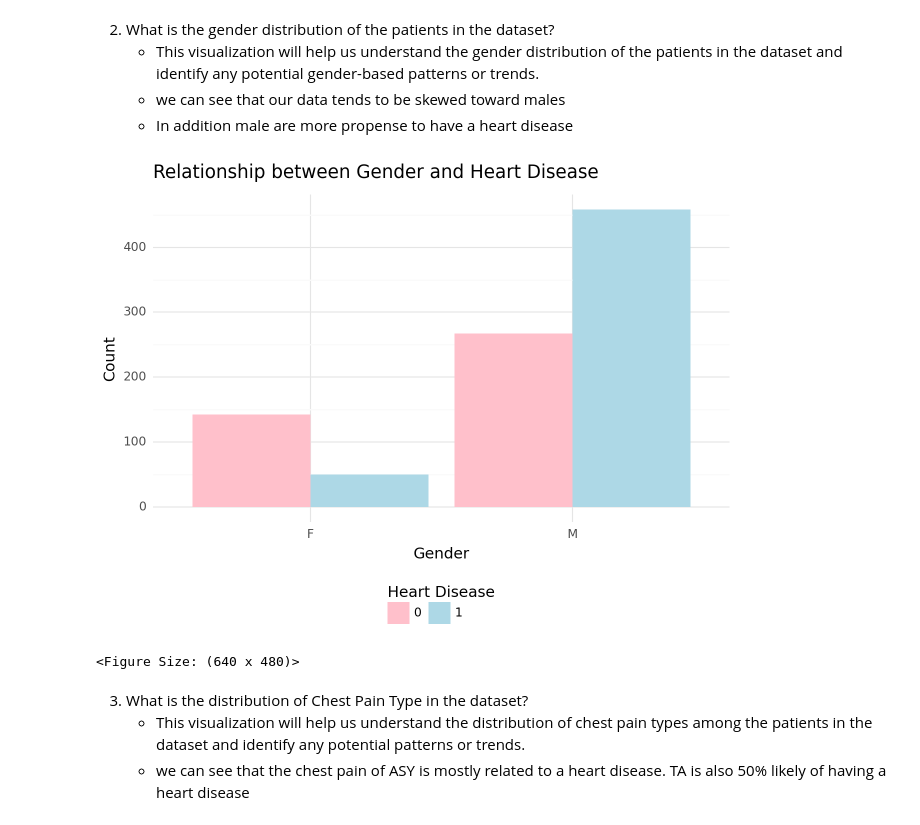
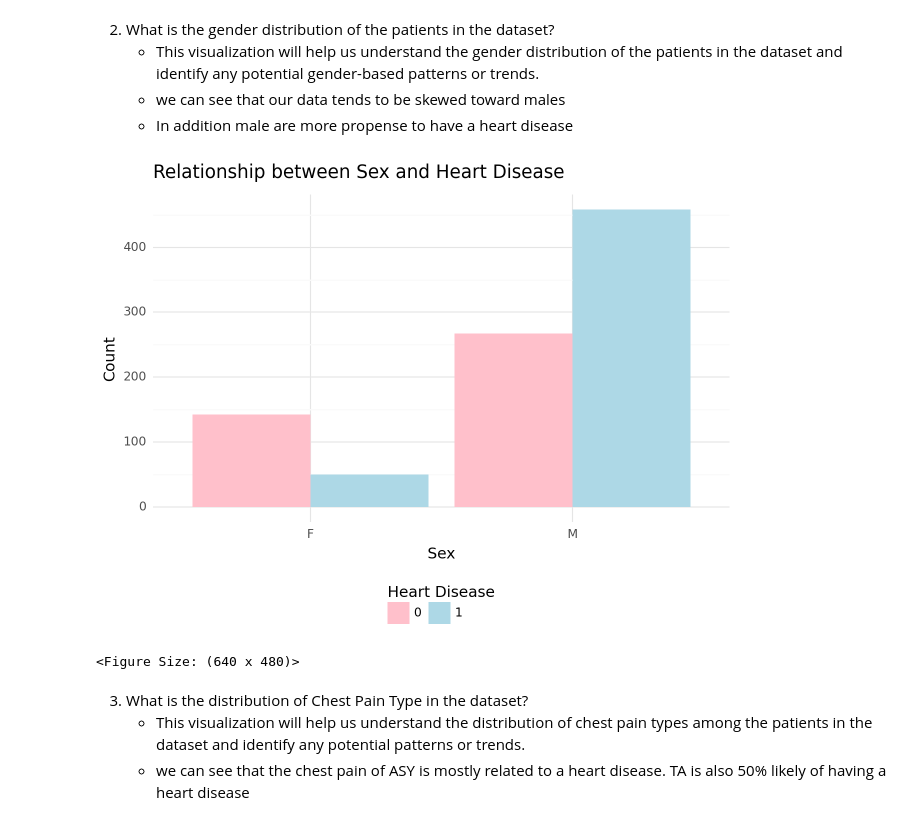
Before and after one commit to dgardunohorneffer/Captsone-AI, a Jupyter notebook: Notebooks/Daniela_Garduno/Notebook_Daniela.ipynb, the cells around one changed output. Drawn from its saved outputs; the diff is of its cells as text; code cells hidden in the pictures.

Commit message:
Created functions to plot similar graphs

```diff
--- a/Notebooks/Daniela_Garduno/Notebook_Daniela.ipynb
+++ b/Notebooks/Daniela_Garduno/Notebook_Daniela.ipynb
@@ -130,15 +132,18 @@ plt.title('What is the distribution of age among patients with heart disease?',
     * we can see that our data tends to be skewed toward males
     * In addition male are more propense to have a heart disease
 # %%
-(p9.ggplot(df, p9.aes(x='Sex', fill='factor(HeartDisease)')) +
- p9.geom_bar(position='dodge') +
- p9.labs(title='Relationship between Gender and Heart Disease',
-         x='Gender', y='Count', fill='Heart Disease') +
- p9.theme(axis_text_x=p9.element_text(angle=45, hjust=1)) +
- p9.scale_fill_manual(values=['#FFC0CB', '#ADD8E6']) +
- p9.theme_minimal() + p9.theme(legend_position='bottom'))
+def plotting(df, column):
+     return (p9.ggplot(df, p9.aes(x=column, fill='factor(HeartDisease)')) +
+             p9.geom_bar(position='dodge') +
+             p9.labs(title=f'Relationship between {column} and Heart Disease',
+                     x=column, y='Count', fill='Heart Disease') +
+             p9.theme(axis_text_x=p9.element_text(angle=45, hjust=1)) +
+             p9.scale_fill_manual(values=['#FFC0CB', '#ADD8E6']) +
+             p9.theme_minimal() + p9.theme(legend_position='bottom'))
+
+plotting(df, 'Sex')
 # %% [output]
-[figure, old version]
+[figure, new version]
 <Figure Size: (640 x 480)>
 # %% [markdown]
 3. What is the distribution of Chest Pain Type in the dataset?
```
Also changed, not shown: parts of 13 cells of this notebook.
